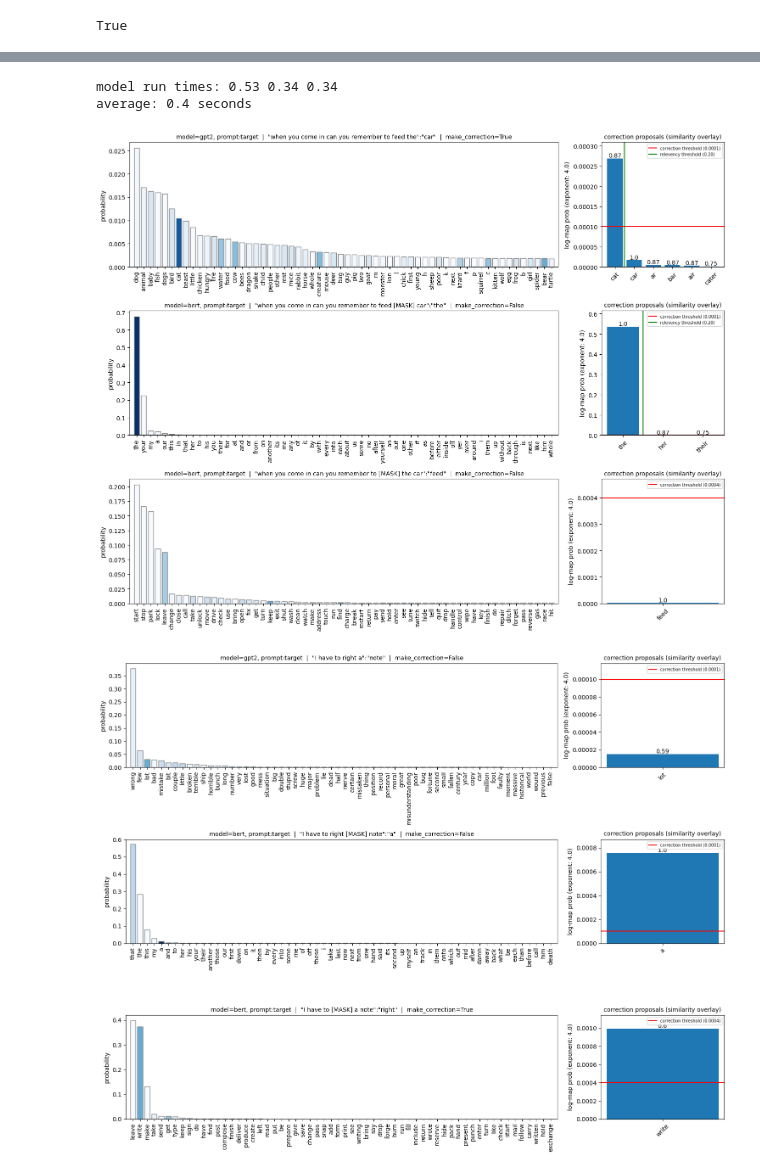
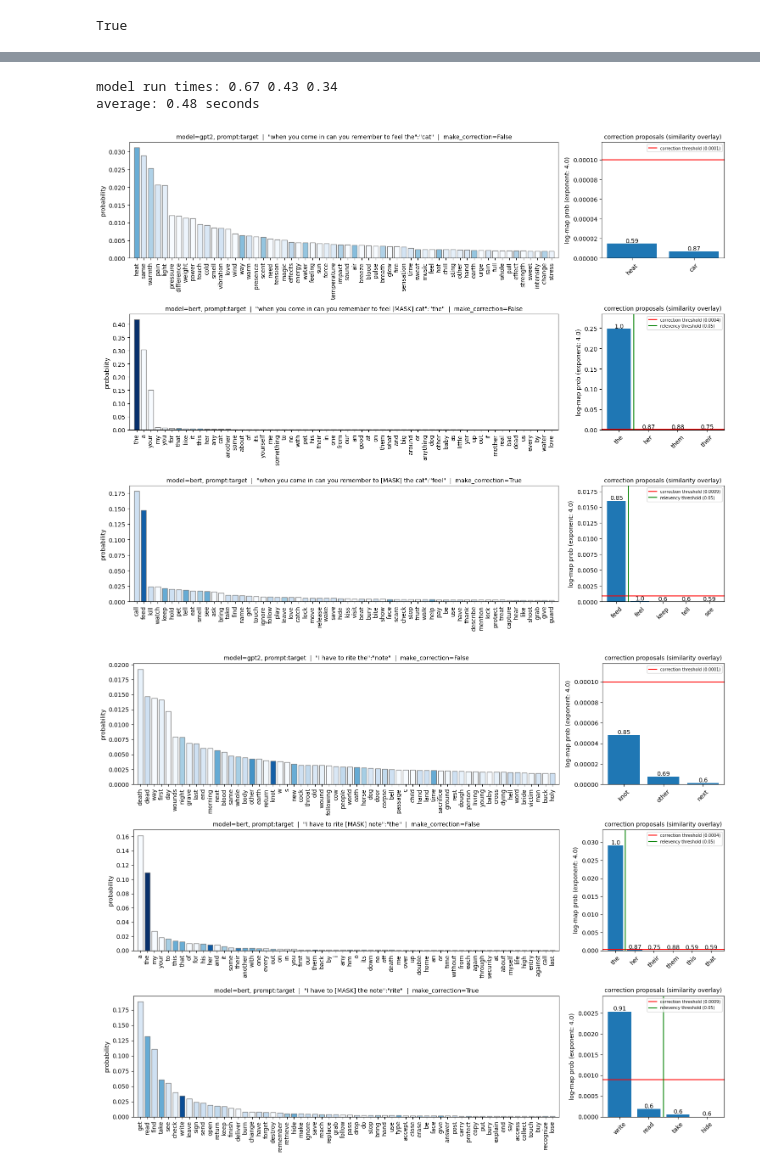
Before and after one commit to mcodepreneur/text, a Jupyter notebook: text6.ipynb, the cells around one changed output, grey strips where cells are left out. Saved outputs shown, nothing was run; the diff lists cells and outputs as text; code cells hidden in the pictures.

```diff
--- a/text6.ipynb
+++ b/text6.ipynb
@@ -58,8 +57,20 @@ class BERT:
         topk_tokens = np.array([self.tokenizer.decode([i]) for i in topk_i])
         return np.hstack((topk_tokens.reshape(-1,1), np.array(topk_probs).reshape(-1,1)))
 
-M_GPT2 = GPT2("gpt2")
-M_BERT = BERT("google-bert/bert-base-uncased")
+class DistilBERT:
+    def __init__(self, model="distilbert/distilbert-base-uncased"):
+        self.unmasker = pipeline('fill-mask', model=model)
+        self.model_id = model
+
+    def get_word_probs(self, prompt, topk=topk):  # Get topk masked token candidates
+        tokens = []
+        for token in unmasker(prompt):
+            token = list(token.values())
+            tokens.append([token[2], token[0]])
+        return tokens[:topk]
+
+M_GPT2 = GPT2()#"distilbert/distilgpt2")
+M_BERT = BERT()#"distilbert/distilbert-base-uncased")
 # %% [output]
 BertForMaskedLM has generative capabilities, as `prepare_inputs_for_generation` is explicitly overwritten. However, it doesn't directly inherit from `GenerationMixin`. From 👉v4.50👈 onwards, `PreTraine ...
   - If you're using `trust_remote_code=True`, you can get rid of this warning by loading the model with an auto class. See https://huggingface.co/docs/transformers/en/model_doc/auto#auto-classes
@@ -72,7 +83,7 @@ Some weights of the model checkpoint at google-bert/bert-base-uncased were not u
 def similar(a, b):
     common_len = round((len(a)+len(b))/2)
     adjustment = 0
-    adjustment_table = {1: 0.4, 2: 0.3, 3: 0.2, 4: 0.1}
+    adjustment_table = {1: 0.5, 2: 0.3, 3: 0.2, 4: 0.1}
     if common_len in adjustment_table: adjustment = adjustment_table[common_len]*(np.e**(-k*np.abs(len(a)-len(b))))
     return SequenceMatcher(None, a, b).ratio() + adjustment
 def rreplace(string, word, new_word):
@@ -82,6 +93,7 @@ def rreplace(string, word, new_word):
 wl          = set(nltk.corpus.words.words())
 log_map     = lambda e: np.vectorize(lambda x: np.power(np.log(x/0.5)/np.log(2), e))  # specify exponent to return vectorized mapping
 after_slash = lambda x: x[(x.rfind("/")+1 if x.rfind("/") != -1 else 0):]
+before_dash = lambda x: x[:(x.find("-")    if x.find("-") != -1 else len(x))]
 # %%
 def get_data(strings, back_n, print_times=False):
     places = [range(1,back_n+1)] * len(strings)
@@ -115,7 +127,7 @@ def get_data(strings, back_n, print_times=False):
                                      columns=["word", "similarity", "probability", "log-map prob",])
             props = close_adj[["word", "similarity", "log-map prob"]].sort_values("log-map prob", ascending=False)
             props = props[props["log-map prob"] > 0.000001]
-            case.append([(prompt, target, after_slash(model.model_id)), probsp, props])
+            case.append([(prompt, target, after_slash(before_dash(after_slash(model.model_id)))), probsp, props])
         times.append(time()-t0)
         data.append(case)
         if print_times: print(f"{round(times[-1], 2)} ", end="")
@@ -137,7 +149,7 @@ def plot_data(data):
                     color=cmap(norm(probs_plot[:,2].astype(float))))
             ax[0].set_xlim(-1,topN)
             ax[0].set_xticks(range(len(probs_plot[:,0])), probs_plot[:,0], rotation=90, fontsize=10)
-            ex_len = {"gpt2": 100, "bert": 70}[model[:4]]
+            ex_len = {"gpt2": 100, "bert": 70}[model[-4:]]
             ax[0].set_ylabel('probability')
             probN = threshold(n)
             propsp = props[["word", "log-map prob"]].values[:10]
@@ -161,7 +173,7 @@ def plot_data(data):
                         break
                     elif target.lower() == props.iloc[i]["word"].lower():
                         make_correction = False
-            ax[0].set_title(f'model={model[:4]}, prompt:target  |  "{prompt if len(prompt) < ex_len else f"...{prompt[-ex_len:]}"}'
+            ax[0].set_title(f'model={model}, prompt:target  |  "{prompt if len(prompt) < ex_len else f"...{prompt[-ex_len:]}"}'
                   f'":"{target}"  |  make_correction={make_correction}', fontsize=10)
             ax[1].set_title('correction proposals (similarity overlay)', fontsize=10)
             ax[1].set_ylabel(f'log-map prob (exponent: {log_exp:.1f})')
@@ -170,9 +182,11 @@ def plot_data(data):
         plt.tight_layout()
         plt.show()
 # %%
-strings = ["when you come in can you remember to feed the car",
-           #"when you come in can you remember to feel the cat",
-           "I have to right a note",
+strings = [#"Can we go and get those charges you",
+           #"and I think that they don't do it just because it's",
+           #"of people would be on their own in darkness like that. And wow, it",
+           "when you come in can you remember to feel the cat",
+           "I have to rite the note",
            "This is Eric. He's going to fry to",
            #"do you want any walt or pepper",
            #"Please don't forget to turn off the store when",
@@ -180,40 +194,37 @@ strings = ["when you come in can you remember to feed the car",
            #"when do you want to get up to see the fun rise?",
            #"can you go and let my",
            #"can you let my",
            #"you led us on a wild goose case",
            #"when you come over can you remember to being",
            #"when you come over can you being the soup",
            #"when you come over can you, being the",
            #"I went outside and the wind flew my hat",
            #"After I get out of the shower I usually growl",  # don't correct
-           #"Don't step on my wet bug",
-           #"the rally",
            #"can you really climb all the way up that really tall birdling?",
            #"I think you need to pat more attention",
            #"This method isn't really as grate",
            #"Don't step on the wet floor, we're freaching",  # don't correct
            #"Who dat",  # don't correct
-           #"When you come over, can you bring the flock we talked about?"
            ]
 back_n = 3  # number of words back from end of string, 1 is just last word
 
 k              = 1.5  # exponent parameter for exponential decay of word length augmedented SequenceMatcher
 log_exp        = 4  # exponent parameter for logarithmic mapping
 prob_exp       = 1.6  # raise probability to power in ((prob**power)*log-sim)
-consider_top   = 200  # max top model word predictions considered
-relevency_t    = 0.2  # threshold defined by portion of top proposition to exclude much smaller scored propositions for correcting
+consider_top   = 100  # max top model word predictions considered
+relevency_t    = 0.05  # threshold defined by portion of top proposition to exclude much smaller scored propositions for correcting
 base_t         = 0.0001  # decision threshold for last word: base threshold
-threshold_type = "jump-exp"  # function defines decision threshold for word n from end
+threshold_type = "exponential"  # function defines decision threshold for word n from end
 threshold      = {"constant":    lambda n: base_t,
                   "linear":      lambda n: base_t + (base_t * (n-1)),
                   "exponential": lambda n: base_t * (n**2),
                   "jump-exp":    lambda n: base_t * (max(n-1,1)**2),        # jump thresholds start growing after n=2
                   "jump-lin":    lambda n: base_t + (base_t * max(n-2, 0))
                  }[threshold_type]
 
 plot_data(get_data(strings, back_n, print_times=True))
 # %% [output]
-model run times: 0.53 0.34 0.34
-average: 0.4 seconds
+model run times: 0.67 0.43 0.34
+average: 0.48 seconds
-[figure, old version]
+[figure, new version]
-[figure, old version]
+[figure, new version]
```
Also changed, not shown: parts of 2 cells of this notebook, 1 other file.
